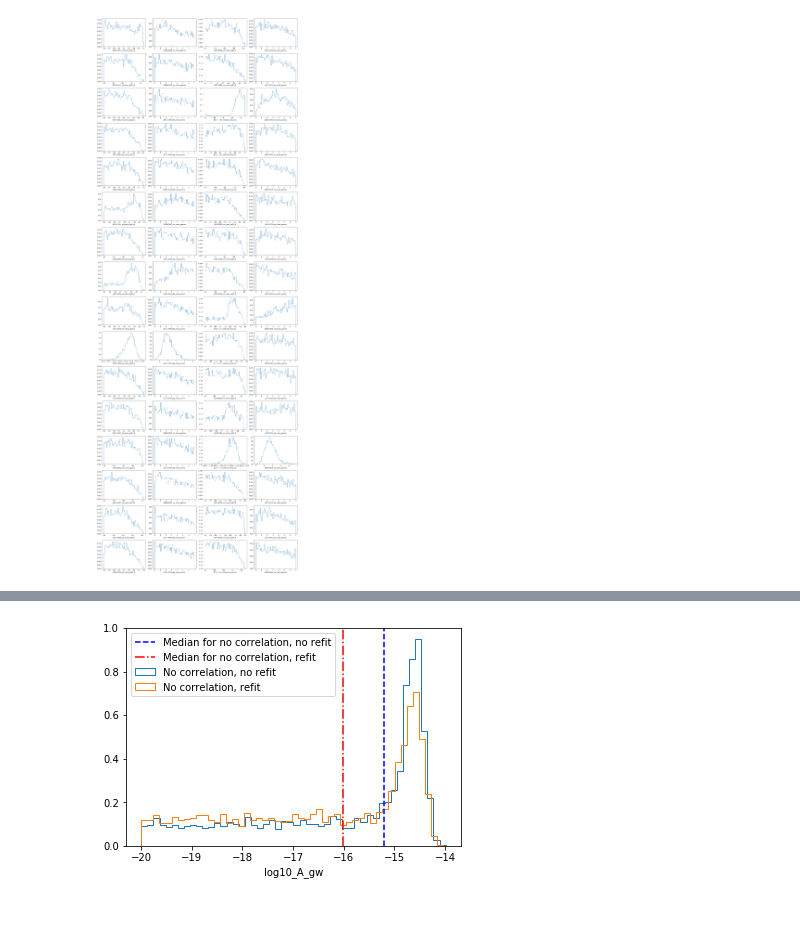
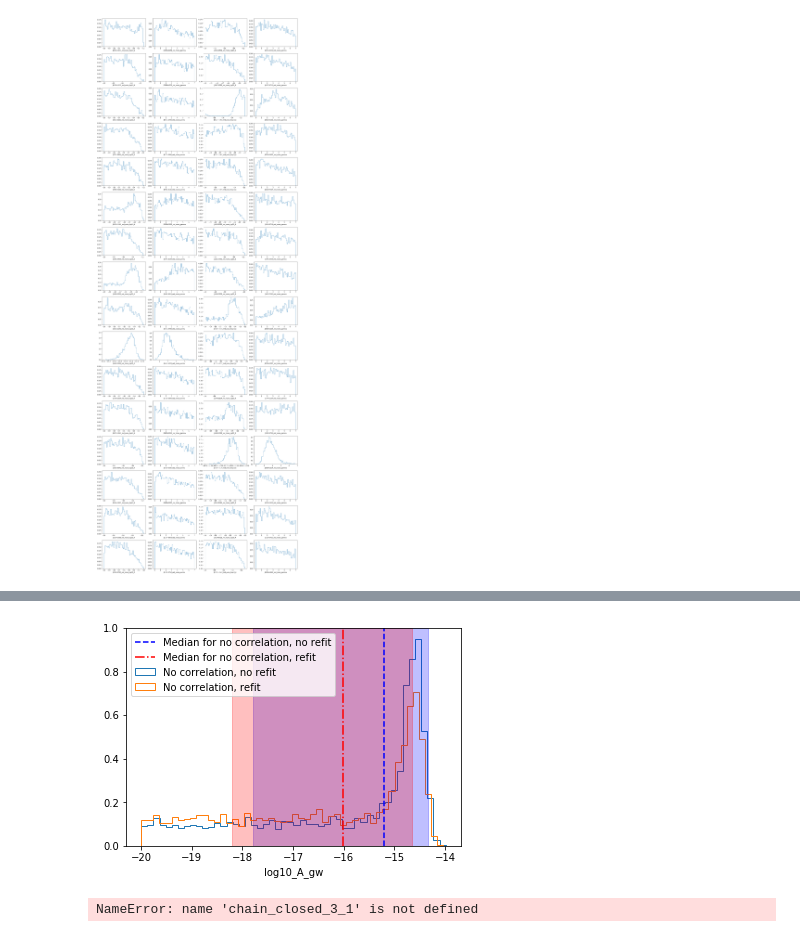
Before and after one commit to LBJ-Wade/NANOGrav, a Jupyter notebook: MDC2/plot_MDC2_full_run.ipynb, the cells around one changed output, grey strips where cells are left out. Saved outputs shown, nothing was run; the diff lists cells and outputs as text; code cells hidden in the pictures.

```diff
--- a/MDC2/plot_MDC2_full_run.ipynb
+++ b/MDC2/plot_MDC2_full_run.ipynb
@@ -335,30 +370,62 @@ plt.show()
 # %%
 #Plot upperlimit histogram on gwb for closed_2_1 and closed_2_2
+log = True
+
+if log == False:
+    plt_chain_closed_2_1 = 10**chain_closed_2_1[burn_closed_2_1:,index_from_eof]
+    plt_chain_closed_2_2 = 10**chain_closed_2_2[burn_closed_2_2:,index_from_eof]
+else:
+    plt_chain_closed_2_1 = chain_closed_2_1[burn_closed_2_1:,index_from_eof]
+    plt_chain_closed_2_2 = chain_closed_2_2[burn_closed_2_2:,index_from_eof]
 
 #Get median of GWB histogram
-gwb_med_closed_2_1 = np.median(chain_closed_2_1[burn_closed_2_1:,index_from_eof])
-gwb_med_closed_2_2 = np.median(chain_closed_2_2[burn_closed_2_2:,index_from_eof])
+gwb_med_closed_2_1 = np.median(plt_chain_closed_2_1)
+gwb_med_closed_2_2 = np.median(plt_chain_closed_2_2)
+#Get avg and std dev of GWB histogram
+gwb_mean_closed_2_1 = np.mean(plt_chain_closed_2_1)
+gwb_mean_closed_2_2 = np.mean(plt_chain_closed_2_2)
+gwb_sigma_closed_2_1 = np.std(plt_chain_closed_2_1)
+gwb_sigma_closed_2_2 = np.std(plt_chain_closed_2_2)
 
-plt.hist(chain_closed_2_1[burn_closed_2_1:,index_from_eof], bins = n_bins, density = True,histtype = 'step',label = 'No correlation, no refit')
-plt.hist(chain_closed_2_2[burn_closed_2_2:,index_from_eof], bins = n_bins, density = True,histtype = 'step',label = 'No correlation, refit')
+plt.hist(plt_chain_closed_2_1, bins = n_bins, density = True,histtype = 'step',label = 'No correlation, no refit')
+plt.hist(plt_chain_closed_2_2, bins = n_bins, density = True,histtype = 'step',label = 'No correlation, refit')
 plt.axvline(x=gwb_med_closed_2_1, linestyle = '--', color = 'b', label = 'Median for no correlation, no refit')
 plt.axvline(x=gwb_med_closed_2_2, linestyle = '-.', color = 'r', label = 'Median for no correlation, refit')
+plt.axvspan(gwb_mean_closed_2_1-gwb_sigma_closed_2_1, gwb_mean_closed_2_1+gwb_sigma_closed_2_1, alpha=0.25, color='b')
+plt.axvspan(gwb_mean_closed_2_2-gwb_sigma_closed_2_2, gwb_mean_closed_2_2+gwb_sigma_closed_2_2, alpha=0.25, color='r')
 plt.xlabel(pars[index_from_eof])
 plt.legend(loc = 'upper left')
 plt.show()
 # %% [output]
-[figure, old version]
+[figure, new version]
 # %%
 #Plot upperlimit histogram on gwb for closed_3_1 and closed_3_2
+log = True
+
+if log == False:
+    plt_chain_closed_3_1 = 10**chain_closed_3_1[burn_closed_3_1:,index_from_eof]
+    plt_chain_closed_3_2 = 10**chain_closed_3_2[burn_closed_3_2:,index_from_eof]
+else:
+    plt_chain_closed_3_1 = chain_closed_3_1[burn_closed_3_1:,index_from_eof]
+    plt_chain_closed_3_2 = chain_closed_3_2[burn_closed_3_2:,index_from_eof]
 
 #Get median of GWB histogram
-gwb_med_closed_3_1 = np.median(chain_closed_3_1[burn_closed_3_1:,index_from_eof])
-gwb_med_closed_3_2 = np.median(chain_closed_3_2[burn_closed_3_2:,index_from_eof])
+gwb_med_closed_3_1 = np.median(plt_chain_closed_3_1)
+gwb_med_closed_3_2 = np.median(plt_chain_closed_3_2)
+#Get avg and std dev of GWB histogram
+gwb_mean_closed_3_1 = np.mean(plt_chain_closed_3_1)
+gwb_mean_closed_3_2 = np.mean(plt_chain_closed_3_2)
+gwb_sigma_closed_3_1 = np.std(plt_chain_closed_3_1)
+gwb_sigma_closed_3_2 = np.std(plt_chain_closed_3_2)
 
-plt.hist(chain_closed_3_1[burn_closed_3_1:,index_from_eof], bins = n_bins, density = True,histtype = 'step',label = 'No correlation, no refit')
-plt.hist(chain_closed_3_2[burn_closed_3_2:,index_from_eof], bins = n_bins, density = True,histtype = 'step',label = 'No correlation, refit')
+plt.hist(plt_chain_closed_3_1, bins = n_bins, density = True,histtype = 'step',label = 'No correlation, no refit')
+plt.hist(plt_chain_closed_3_2, bins = n_bins, density = True,histtype = 'step',label = 'No correlation, refit')
 plt.axvline(x=gwb_med_closed_3_1, linestyle = '--', color = 'b', label = 'Median for no correlation, no refit')
 plt.axvline(x=gwb_med_closed_3_2, linestyle = '-.', color = 'r', label = 'Median for no correlation, refit')
+plt.axvspan(gwb_mean_closed_3_1-gwb_sigma_closed_3_1, gwb_mean_closed_3_1+gwb_sigma_closed_3_1, alpha=0.25, color='b')
+plt.axvspan(gwb_mean_closed_3_2-gwb_sigma_closed_3_2, gwb_mean_closed_3_2+gwb_sigma_closed_3_2, alpha=0.25, color='r')
 plt.xlabel(pars[index_from_eof])
 plt.legend(loc = 'upper left')
 plt.show()
+# %% [output]
+NameError: name 'chain_closed_3_1' is not defined
```
Also changed, not shown: parts of 10 cells of this notebook.
